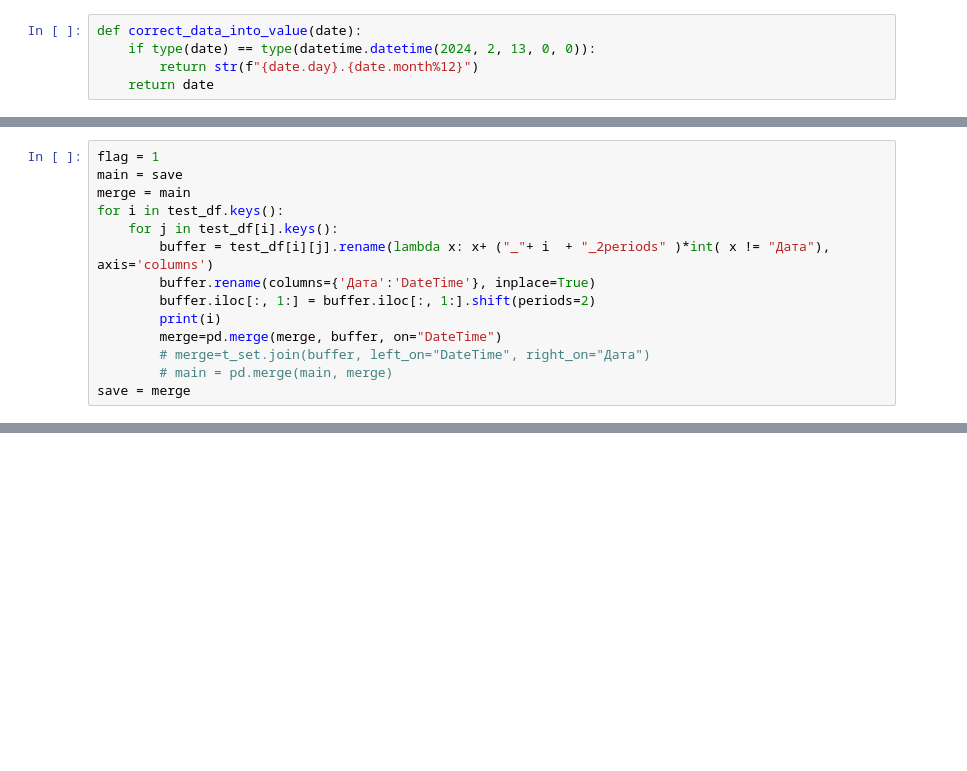
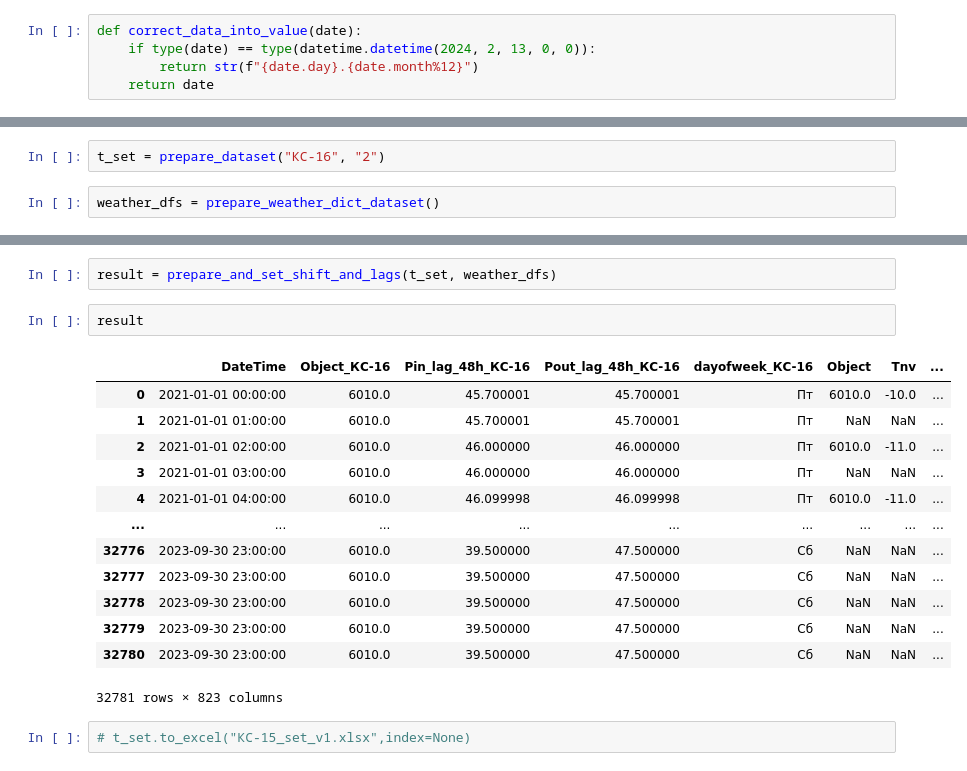
Before and after one commit to StarI3oy/DataScience, a Jupyter notebook: First_Look.ipynb, the cells around one changed output, grey strips where cells are left out. Drawn from its saved outputs; the diff is of its cells as text; blank space fills up the shorter version.

```diff
--- a/First_Look.ipynb
+++ b/First_Look.ipynb
@@ -378,14 +142,0 @@ magnitogorsk
-# %%
-flag = 1
-main = save
-merge = main
-for i in test_df.keys():
-    for j in test_df[i].keys():
-        buffer = test_df[i][j].rename(lambda x: x+ ("_"+ i  + "_2periods" )*int( x != "Дата"), axis='columns')
-        buffer.rename(columns={'Дата':'DateTime'}, inplace=True)
-        buffer.iloc[:, 1:] = buffer.iloc[:, 1:].shift(periods=2)
-        print(i)
-        merge=pd.merge(merge, buffer, on="DateTime")
-        # merge=t_set.join(buffer, left_on="DateTime", right_on="Дата")
-        # main = pd.merge(main, merge)
-save = merge
@@ -438,0 +182,4 @@ merge
+# %%
+t_set = prepare_dataset("КС-16", "2")
+# %%
+weather_dfs = prepare_weather_dict_dataset()
@@ -438,0 +200,20 @@ merge
+# %%
+result = prepare_and_set_shift_and_lags(t_set, weather_dfs)
+# %%
+result
+# %% [output]
+|  | DateTime | Object_КС-16 | Pin_lag_48h_КС-16 | Pout_lag_48h_КС-16 | dayofweek_КС-16 | Object | Tnv | ... |
+| 0 | 2021-01-01 00:00:00 | 6010.0 | 45.700001 | 45.700001 | Пт | 6010.0 | -10.0 | ... |
+| 1 | 2021-01-01 01:00:00 | 6010.0 | 45.700001 | 45.700001 | Пт | NaN | NaN | ... |
+| 2 | 2021-01-01 02:00:00 | 6010.0 | 46.000000 | 46.000000 | Пт | 6010.0 | -11.0 | ... |
+| 3 | 2021-01-01 03:00:00 | 6010.0 | 46.000000 | 46.000000 | Пт | NaN | NaN | ... |
+| 4 | 2021-01-01 04:00:00 | 6010.0 | 46.099998 | 46.099998 | Пт | 6010.0 | -11.0 | ... |
+| ... | ... | ... | ... | ... | ... | ... | ... | ... |
+| 32776 | 2023-09-30 23:00:00 | 6010.0 | 39.500000 | 47.500000 | Сб | NaN | NaN | ... |
+| 32777 | 2023-09-30 23:00:00 | 6010.0 | 39.500000 | 47.500000 | Сб | NaN | NaN | ... |
+| 32778 | 2023-09-30 23:00:00 | 6010.0 | 39.500000 | 47.500000 | Сб | NaN | NaN | ... |
+| 32779 | 2023-09-30 23:00:00 | 6010.0 | 39.500000 | 47.500000 | Сб | NaN | NaN | ... |
+| 32780 | 2023-09-30 23:00:00 | 6010.0 | 39.500000 | 47.500000 | Сб | NaN | NaN | ... |
+32781 rows × 823 columns
+# %%
+# t_set.to_excel("КС-15_set_v1.xlsx",index=None)
```
Also changed, not shown: parts of 39 cells of this notebook, 1 other file.
